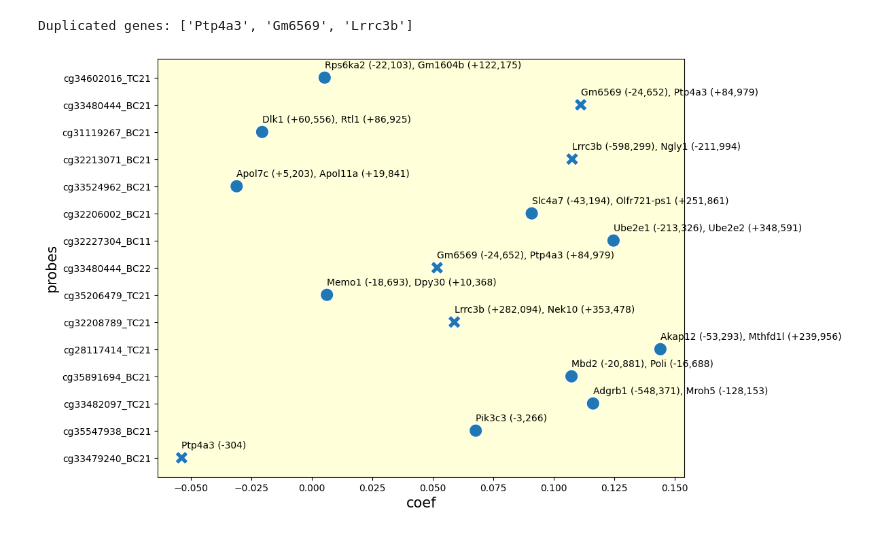
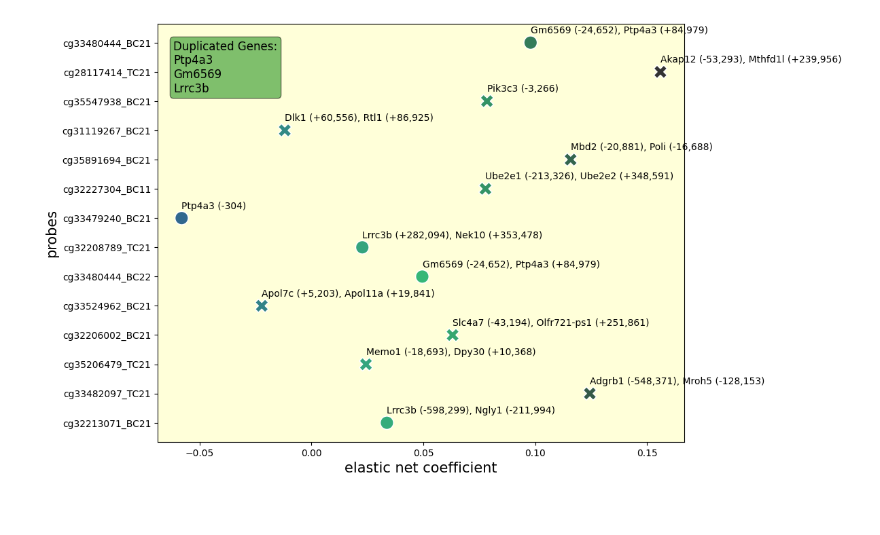
Before and after one commit to SamAndTheSun/pellegrini_temp, a Jupyter notebook: model_intersection_analysis.ipynb, the cells around one changed output. Drawn from its saved outputs; the diff is of its cells as text; code cells hidden in the pictures.

Commit message:
add duplicated genes textbook, add color to last plot, regenerate vals so local data matches

```diff
--- a/model_intersection_analysis.ipynb
+++ b/model_intersection_analysis.ipynb
@@ -94,35 +93,41 @@ cross_identified_probes['genes'] = cross_identified_probes['associated_genes'].a
 # Count occurrences of each gene across all entries
 gene_counts = pd.Series([gene for genes_list in cross_identified_probes['genes'] for gene in genes_list]).value_counts()
 
 # Define marker style based on duplication status
 duplicates = gene_counts[gene_counts > 1].index.tolist()
 
 marker_style = []
 for genes in cross_identified_probes['associated_genes']:
     to_append = '^'
     for gene in duplicates:
         if gene in genes:
             to_append = 'o'
         else: pass
     marker_style.append(to_append)
 
 # Create the scatterplot with emphasized duplicated genes
 fig, ax = plt.subplots(figsize=(10, 8))
-sns.scatterplot(data=cross_identified_probes, x='coef', y='ID', style=marker_style, s=200, legend=False)
+sns.scatterplot(data=cross_identified_probes, x='coef', y='ID', style=marker_style, s=200,
+                palette='viridis_d', hue='coef', legend=False)
+
+#add legend showing repeated genes
+props = dict(boxstyle='round', facecolor='green', alpha=0.5)
+
+gene_list_formatted = '\n'.join(duplicates)
+plt.text(0.03, 0.96, f'Duplicated Genes:\n{gene_list_formatted}', transform=ax.transAxes, fontsize=12,
+        verticalalignment='top', bbox=props)
 
 # Annotate each point with associated genes
 for i, genes in enumerate(associated_genes_full):
     x = cross_identified_probes['coef'][i]
     y = cross_identified_probes.index[i]
     ax.annotate(genes, (x, y), textcoords="offset points", xytext=(0, 10), ha='left')
 
-plt.xlabel('coef', size=15)
+plt.xlabel('elastic net coefficient', size=15)
 plt.ylabel('probes', size=15)
 
 ax.set_facecolor((1, 1, 0.8509803921))
 
-print(f'Duplicated genes: {duplicates}')
 plt.show()
 # %% [output]
-Duplicated genes: ['Ptp4a3', 'Gm6569', 'Lrrc3b']
-[figure, old version]
+[figure, new version]
```
Also changed, not shown: parts of 1 cell of this notebook, 2 other files.
